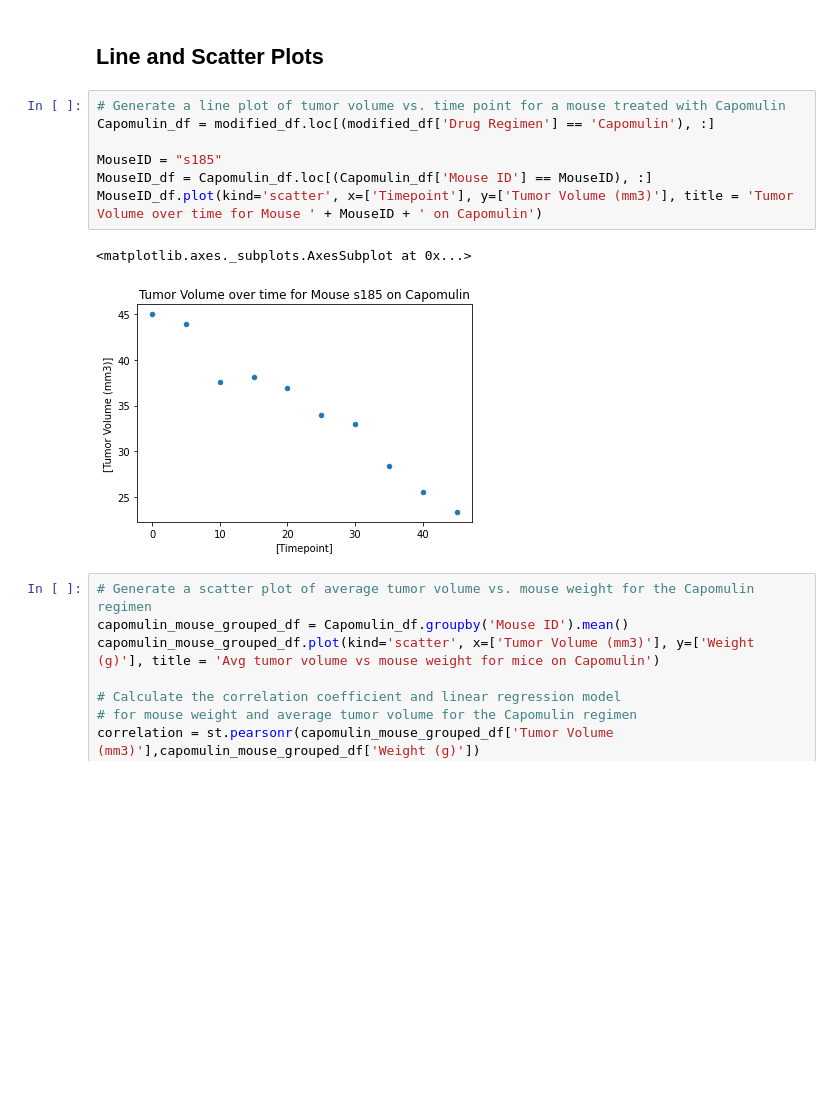
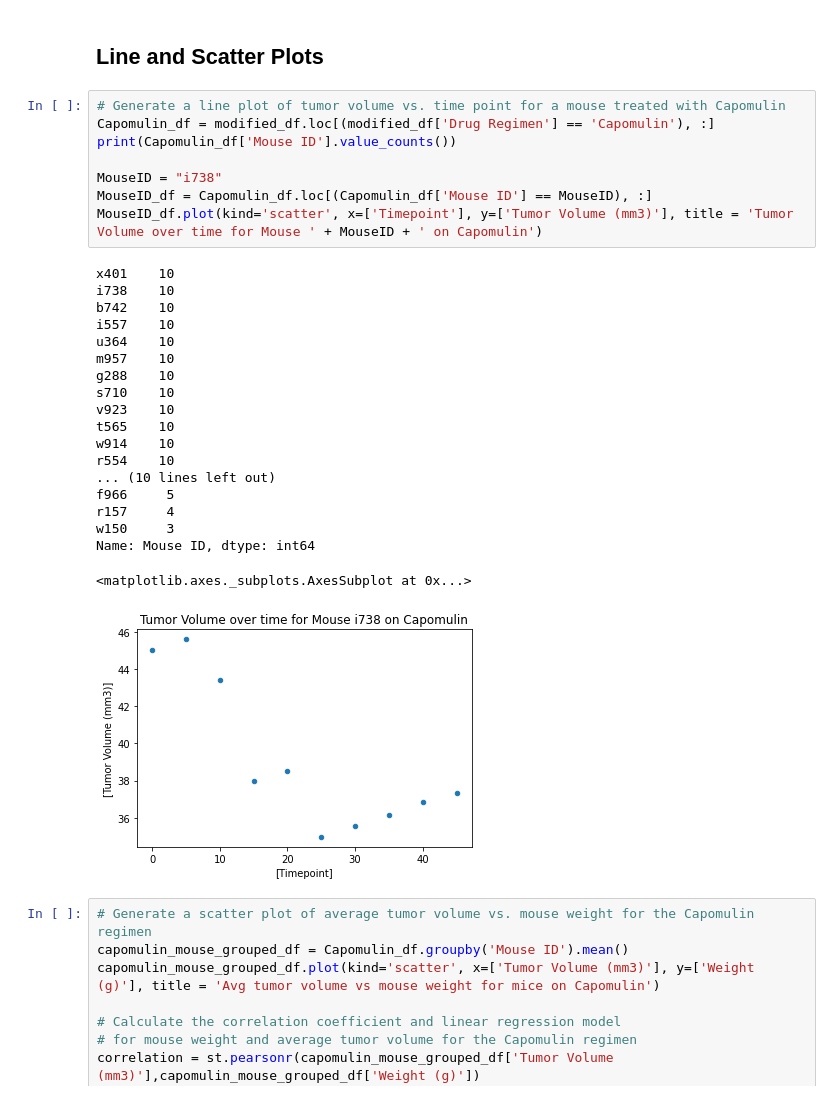
Before and after one commit to dmtiblin/Matplotlib-Scipy-Stats-Challenge, a Jupyter notebook: pymaceuticals_script.ipynb, the cells around one changed output. Drawn from its saved outputs; the diff is of its cells as text; blank space fills up the shorter version.

```diff
--- a/pymaceuticals_script.ipynb
+++ b/pymaceuticals_script.ipynb
@@ -386,13 +406,31 @@ plt.xticks([1,2,3,4],treatments)
 # %%
 # Generate a line plot of tumor volume vs. time point for a mouse treated with Capomulin
 Capomulin_df = modified_df.loc[(modified_df['Drug Regimen'] == 'Capomulin'), :]
+print(Capomulin_df['Mouse ID'].value_counts())
 
-MouseID = "s185"
+MouseID = "i738"
 MouseID_df = Capomulin_df.loc[(Capomulin_df['Mouse ID'] == MouseID), :]
 MouseID_df.plot(kind='scatter', x=['Timepoint'], y=['Tumor Volume (mm3)'], title = 'Tumor Volume over time for Mouse ' + MouseID + ' on Capomulin')
 # %% [output]
-<matplotlib.axes._subplots.AxesSubplot at 0x...>
+x401    10
+i738    10
+b742    10
+i557    10
+u364    10
+m957    10
+g288    10
+s710    10
+v923    10
+t565    10
+w914    10
+r554    10
+... (10 lines left out)
+f966     5
+r157     4
+w150     3
+Name: Mouse ID, dtype: int64
+<matplotlib.axes._subplots.AxesSubplot at 0x...>
-[figure, old version]
+[figure, new version]
 # %%
 # Generate a scatter plot of average tumor volume vs. mouse weight for the Capomulin regimen
 capomulin_mouse_grouped_df = Capomulin_df.groupby('Mouse ID').mean()
```
Also changed, not shown: parts of 5 cells of this notebook.
